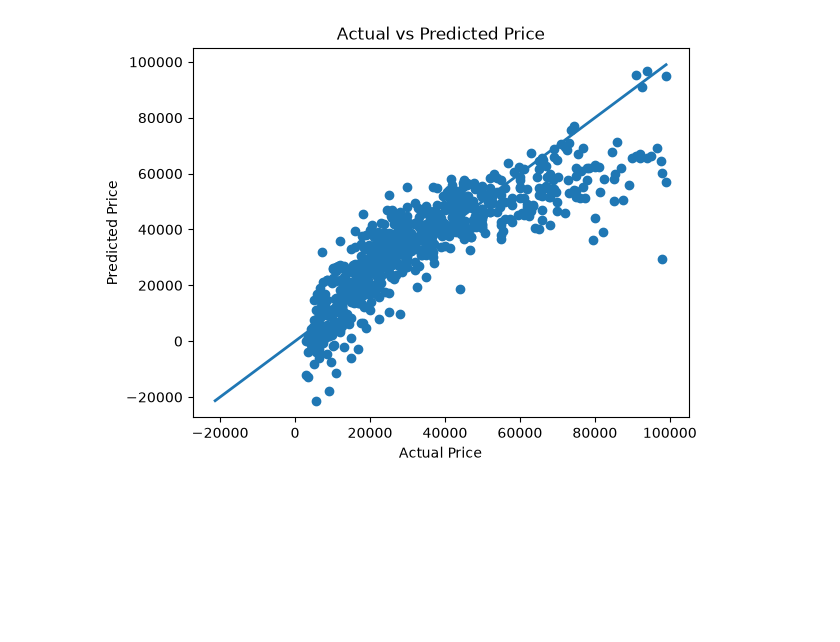
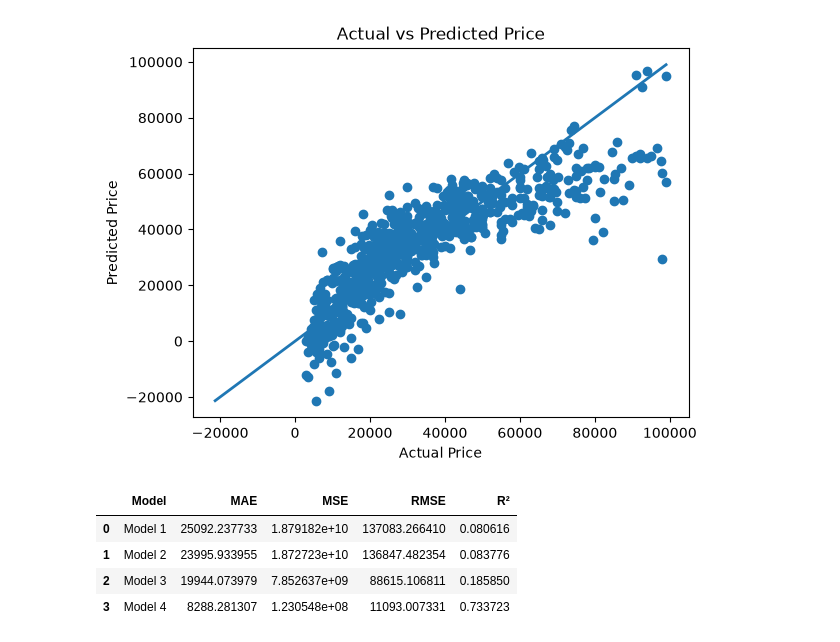
Before and after one commit to Rohan200511/KPMG__ASSIGNMENTS, a Jupyter notebook: Linear_Regression.ipynb, the cells around one changed output. Drawn from its saved outputs; the diff is of its cells as text; code cells hidden in the pictures; blank space fills up the shorter version.

```diff
--- a/Linear_Regression.ipynb
+++ b/Linear_Regression.ipynb
@@ -1264,3 +1270,39 @@ plt.title("Actual vs Predicted Price")
 plt.show()
 # %% [output]
 [figure]
+# %%
+comparison = pd.DataFrame({
+    "Model": ["Model 1", "Model 2", "Model 3", "Model 4"],
+    "MAE": [
+        mean_absolute_error(y_test, y_pred),
+        mean_absolute_error(y_test_new, y_pred_new),
+        mean_absolute_error(y_test_clean, y_pred_clean),
+        mean_absolute_error(y_test_outlier, y_pred_outlier)
+    ],
+    "MSE": [
+        mean_squared_error(y_test, y_pred),
+        mean_squared_error(y_test_new, y_pred_new),
+        mean_squared_error(y_test_clean, y_pred_clean),
+        mean_squared_error(y_test_outlier, y_pred_outlier)
+    ],
+    "RMSE": [
+        np.sqrt(mean_squared_error(y_test, y_pred)),
+        np.sqrt(mean_squared_error(y_test_new, y_pred_new)),
+        np.sqrt(mean_squared_error(y_test_clean, y_pred_clean)),
+        np.sqrt(mean_squared_error(y_test_outlier, y_pred_outlier))
+    ],
+    "R²": [
+        r2_score(y_test, y_pred),
+        r2_score(y_test_new, y_pred_new),
+        r2_score(y_test_clean, y_pred_clean),
+        r2_score(y_test_outlier, y_pred_outlier)
+    ]
+})
+
+comparison
+# %% [output]
+|  | Model | MAE | MSE | RMSE | R² |
+| 0 | Model 1 | 25092.237733 | 1.879182e+10 | 137083.266410 | 0.080616 |
+| 1 | Model 2 | 23995.933955 | 1.872723e+10 | 136847.482354 | 0.083776 |
+| 2 | Model 3 | 19944.073979 | 7.852637e+09 | 88615.106811 | 0.185850 |
+| 3 | Model 4 | 8288.281307 | 1.230548e+08 | 11093.007331 | 0.733723 |
```
Also changed, not shown: parts of 3 cells of this notebook.
